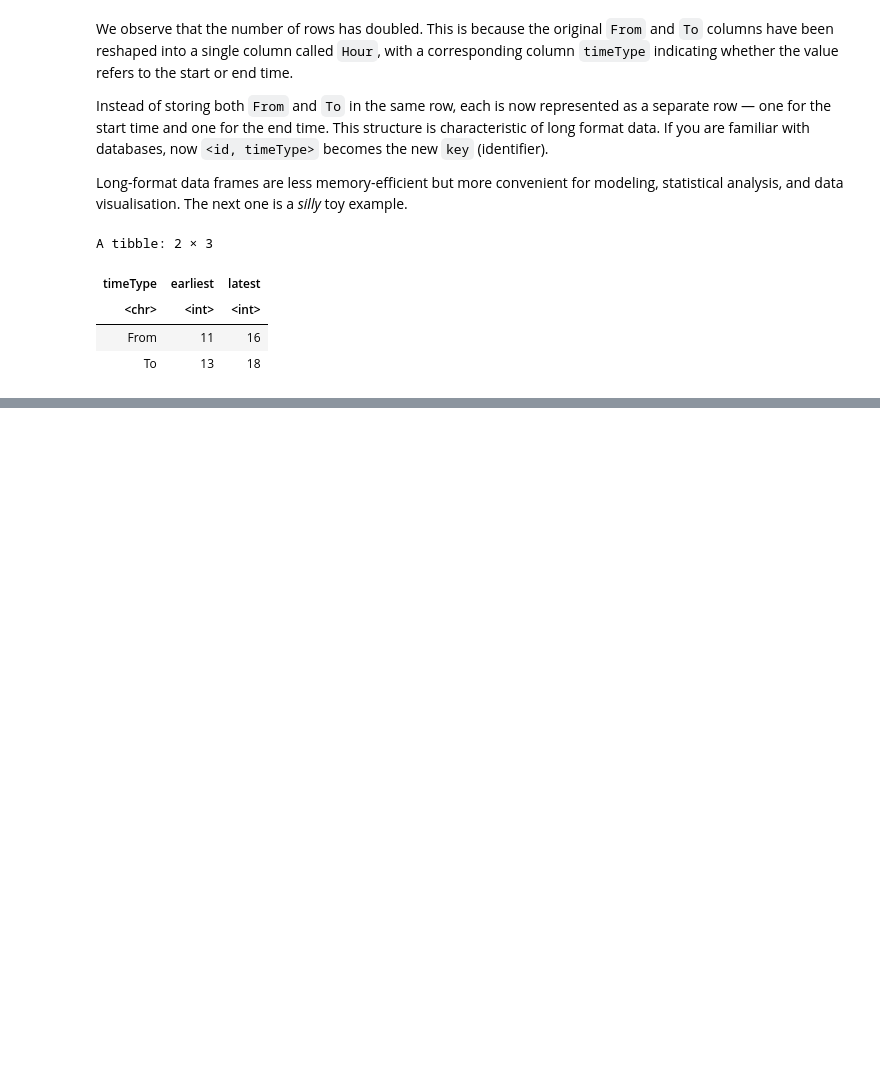
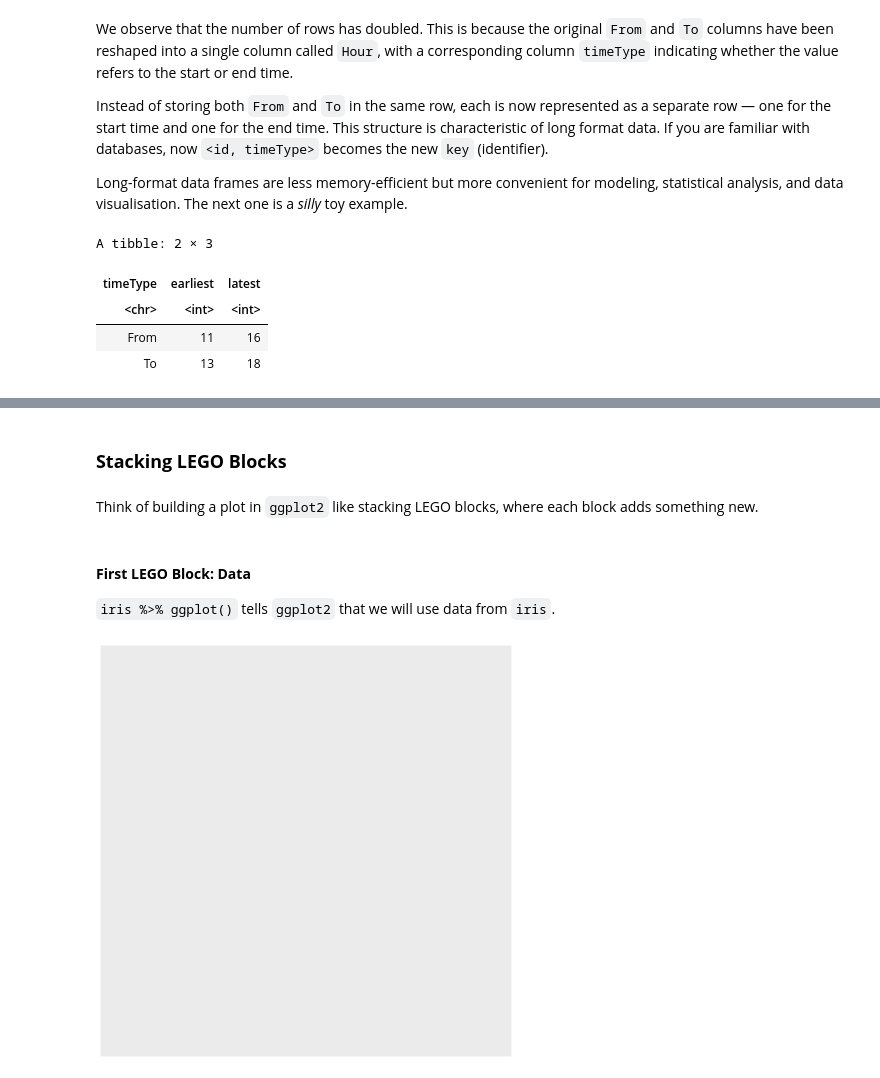
Before and after one commit to edelweiss611428/MXB107-Notebooks, a Jupyter notebook: notebooks/Week_1.ipynb, the cells around one changed output, grey strips where cells are left out. Drawn from its saved outputs; the diff is of its cells as text; code cells hidden in the pictures; blank space fills up the shorter version.

```diff
--- a/notebooks/Week_1.ipynb
+++ b/notebooks/Week_1.ipynb
@@ -356,0 +370,3 @@ A tibble: 2 × 3
+# %%
+iris = read.csv("./datasets/iris.csv")
+iris %>% head()
@@ -356,0 +383,14 @@ A tibble: 2 × 3
+# %% [markdown]
+### **Stacking LEGO Blocks**
+# %% [markdown]
+Think of building a plot in `ggplot2` like stacking LEGO blocks, where each block adds something new.
+# %% [markdown]
+
+#### **First LEGO Block: Data**
+
+`iris %>% ggplot()` tells `ggplot2` that we will use data from `iris`.
+# %%
+iris %>%
+  ggplot()
+# %% [output]
+[figure, added]
```
Also changed, not shown: parts of 13 cells of this notebook.
